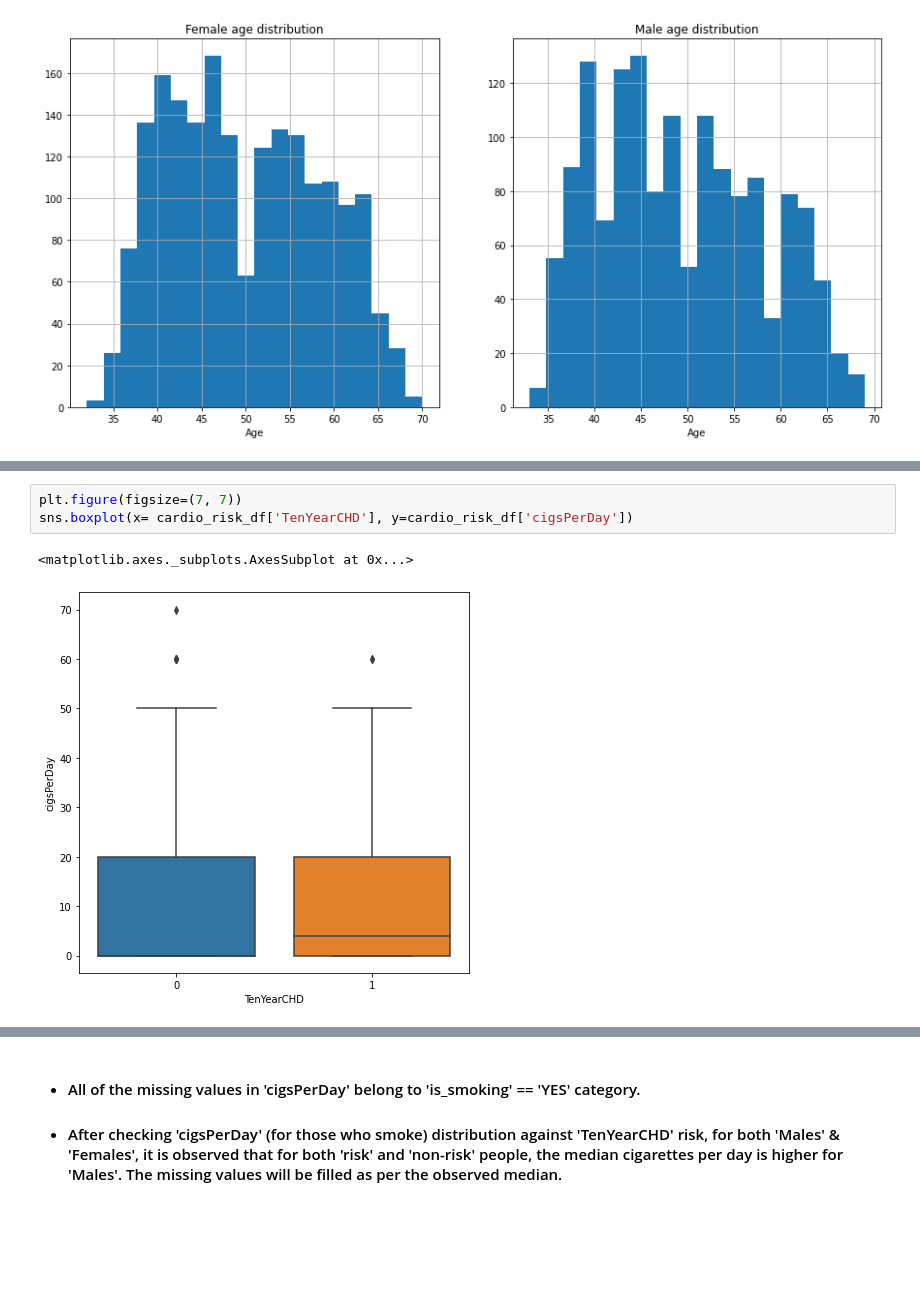
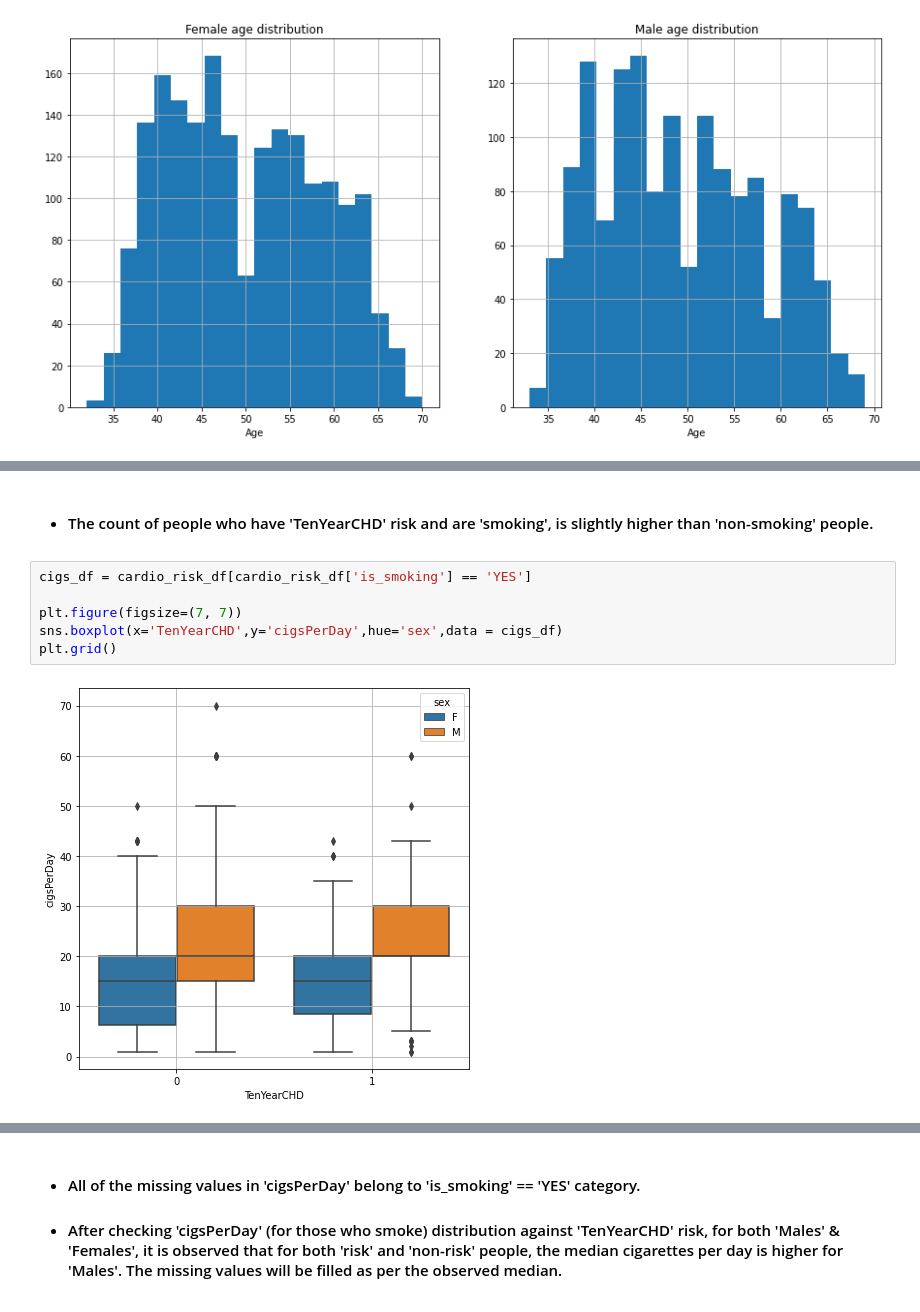
Before and after one commit to Abhi-nav0506/Coronary-Heart-Disease-Prediction, a Jupyter notebook: Cardio_Vascular_Risk_Prediction.ipynb, the cells around one changed output, grey strips where cells are left out. Saved outputs shown, nothing was run; the diff lists cells and outputs as text; blank space fills up the shorter version.

```diff
--- a/Cardio_Vascular_Risk_Prediction.ipynb
+++ b/Cardio_Vascular_Risk_Prediction.ipynb
@@ -115,6 +175,10 @@ ax[1].grid()
+# %% [markdown]
+* #### The count of people who have 'TenYearCHD' risk and are 'smoking', is slightly higher than 'non-smoking' people.
 # %%
+cigs_df = cardio_risk_df[cardio_risk_df['is_smoking'] == 'YES']
+
 plt.figure(figsize=(7, 7))
-sns.boxplot(x= cardio_risk_df['TenYearCHD'], y=cardio_risk_df['cigsPerDay'])
+sns.boxplot(x='TenYearCHD',y='cigsPerDay',hue='sex',data = cigs_df)
+plt.grid()
 # %% [output]
-<matplotlib.axes._subplots.AxesSubplot at 0x...>
-[figure, old version]
+[figure, new version]
```
Also changed, not shown: parts of 64 cells of this notebook.
